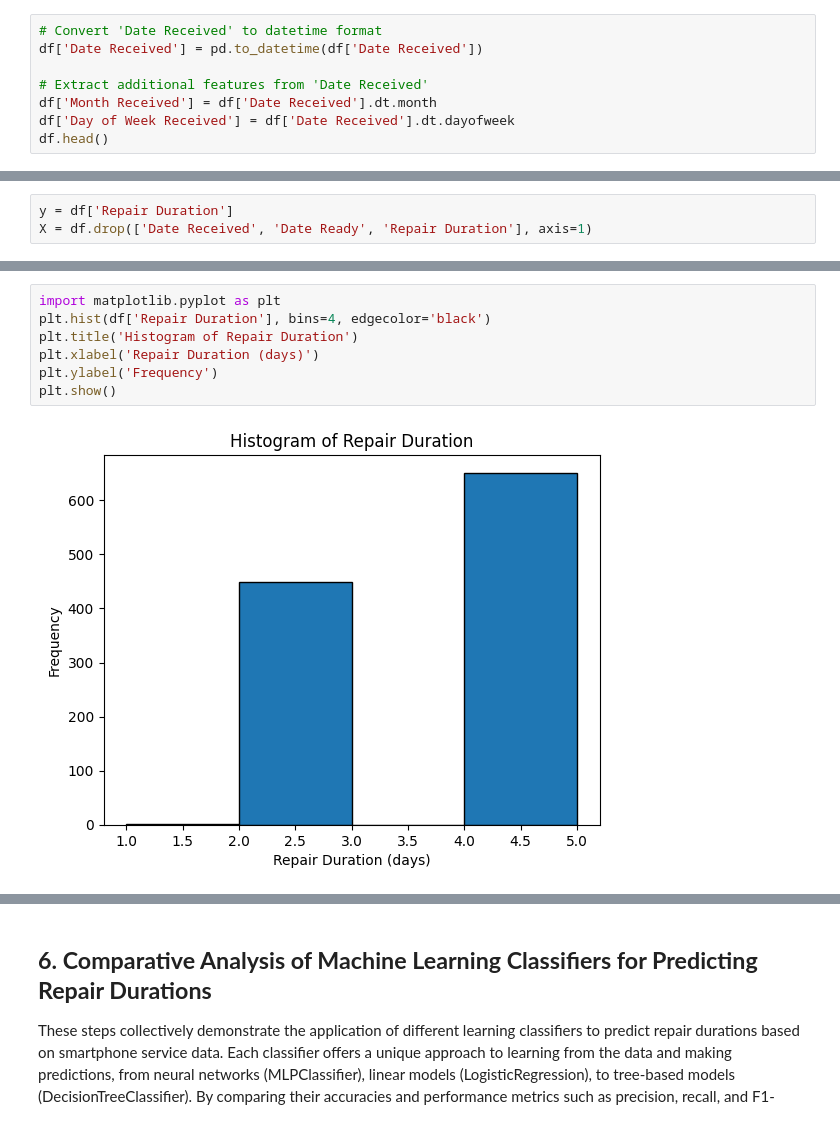
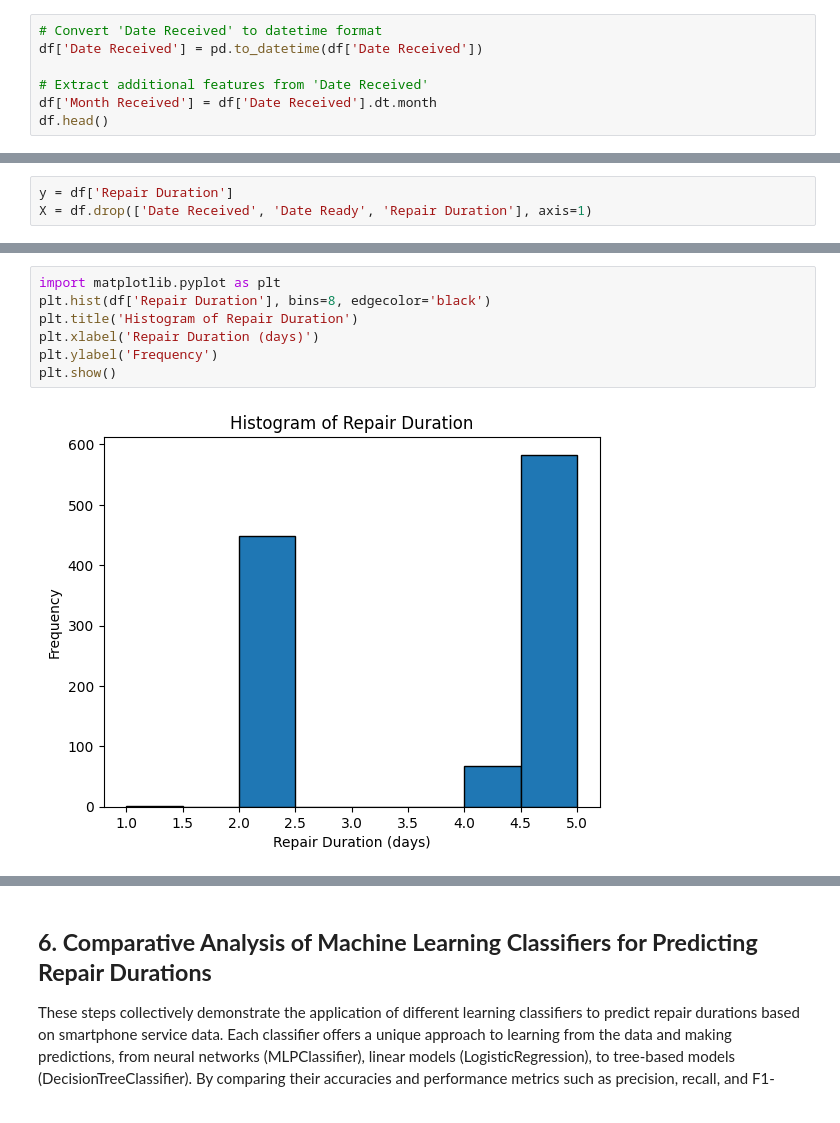
Before and after one commit to nikolamurgo/phone-repair-estimation, a Jupyter notebook: phone-repair-estimation.ipynb, the cells around one changed output, grey strips where cells are left out. Drawn from its saved outputs; the diff is of its cells as text.

```diff
--- a/phone-repair-estimation.ipynb
+++ b/phone-repair-estimation.ipynb
@@ -78,7 +77,6 @@ df['Date Received'] = pd.to_datetime(df['Date Received'])
 
 # Extract additional features from 'Date Received'
 df['Month Received'] = df['Date Received'].dt.month
-df['Day of Week Received'] = df['Date Received'].dt.dayofweek
 df.head()
 # %% [output]
 |  | Date Received | Date Ready | Phone Brand_Google | Phone Brand_Huawei | Phone Brand_OnePlus | ... |
@@ -143,12 +141,12 @@ From the bar plot representing the frequency of repairs my month we can conclude
 # %%
 import matplotlib.pyplot as plt
-plt.hist(df['Repair Duration'], bins=4, edgecolor='black')
+plt.hist(df['Repair Duration'], bins=8, edgecolor='black')
 plt.title('Histogram of Repair Duration')
 plt.xlabel('Repair Duration (days)')
 plt.ylabel('Frequency')
 plt.show()
 # %% [output]
-[figure, old version]
+[figure, new version]
 # %%
 # Create a new DataFrame that includes the brand information
 brand_columns = [col for col in df.columns if 'Phone Brand_' in col]
```
Also changed, not shown: parts of 25 cells of this notebook.
